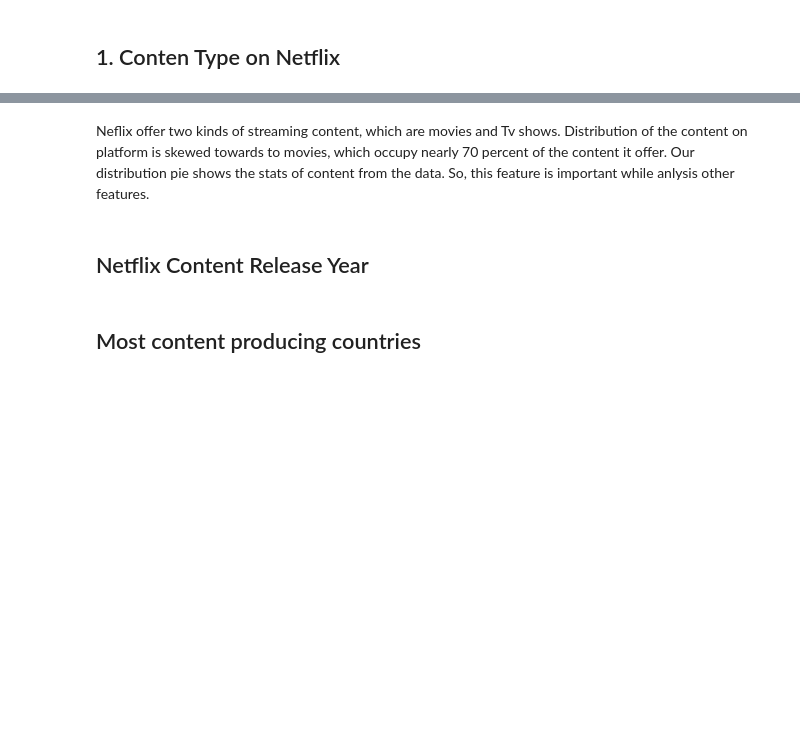
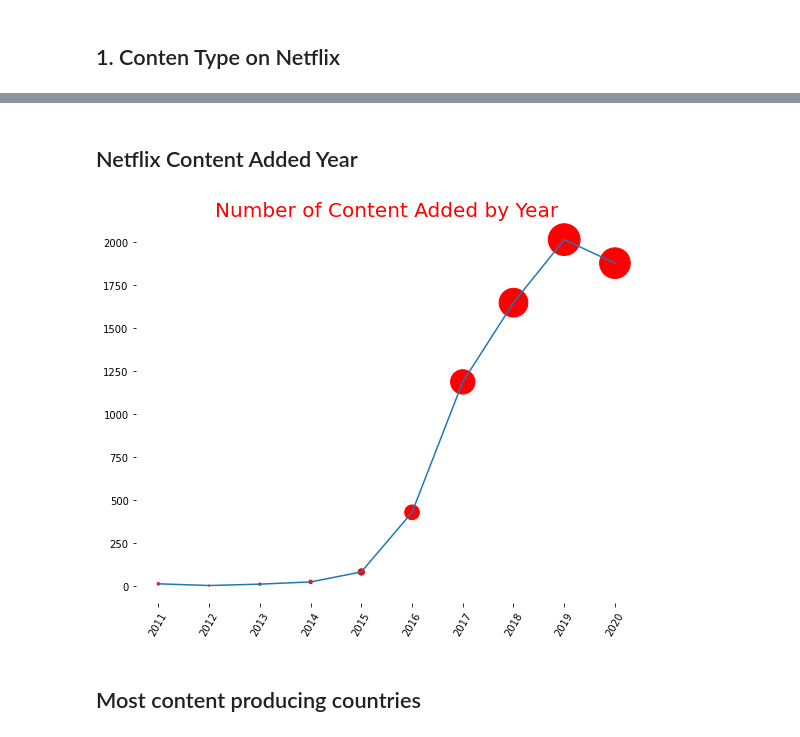
Before and after one commit to ReynaldiGM/DS_Journey, a Jupyter notebook: LongAssignment_Reynaldi.ipynb, the cells around one changed output, grey strips where cells are left out. Saved outputs shown, nothing was run; the diff lists cells and outputs as text; code cells hidden in the pictures; blank space fills up the shorter version.

```diff
--- a/LongAssignment_Reynaldi.ipynb
+++ b/LongAssignment_Reynaldi.ipynb
@@ -362,4 +362,0 @@ We are going to take the year and the month from date_added so we can compare wi
-# %%
-df['year_added'] = df['date_added'].apply(lambda x: x.split(" ")[-1])
-df['month_added'] = df['date_added'].apply(lambda x: x.split(" ")[0])
-df.head()
@@ -437,0 +433,5 @@ df
+# %%
+# type should be a category
+df['type'] = pd.Categorical(df['type'])
+# target_ages is another category (4 classes)
+df['target_ages'] = pd.Categorical(df['target_ages'], categories=['Kids', 'Older Kids', 'Teens', 'Adults'])
@@ -441,2 +468,10 @@ df['genre'].head()
 # %% [markdown]
 # Lets Explore
+# %%
+df['genre'] = df['listed_in'].apply(lambda x :  x.replace(' ,',',').replace(', ',',').split(','))
+df['genre'].head()
+
+movie_df = df[df['type'] == 'Movie']
+show_df = df[df['type'] == 'TV Show']
+
+show_df.head()
@@ -454,7 +495,5 @@ fig = go.Figure(data = [trace], layout = layout)
 iplot(fig)
 # %% [output]
 [interactive output not drawn]
-# %% [markdown]
-Neflix offer two kinds of streaming content, which are movies and Tv shows. Distribution of the content on platform is skewed towards to movies, which occupy nearly 70 percent of the content it offer. Our distribution pie shows the stats of content from the data. So, this feature is important while anlysis other features.
 # %% [markdown]
-## Netflix Content Release Year
+## Netflix Content Added Year
@@ -507,2 +500,19 @@ fig.show()
+# %%
+df["date_added"] = pd.to_datetime(df['date_added'])
+df['year_added'] = df['date_added'].dt.year
+df['month_added'] = df['date_added'].dt.month
+
+added = df['year_added'].value_counts()
+added = added.sort_index(ascending=True)
+
+plt.figure(figsize=(9,7))
+plt.plot(added[-11:-1])
+plt.scatter(added[-11:-1].index, added[-11:-1].values, s=0.5*added[-11:-1].values, c='Red');
+plt.box(on=None);
+plt.xticks(rotation = 60)
+plt.xticks(added[-11:-1].index);
+plt.title('Number of Content Added by Year', color='red', fontsize=20);
+# %% [output]
+[figure, added]
 # %% [markdown]
 ## Most content producing countries
```
Also changed, not shown: parts of 28 cells of this notebook.
